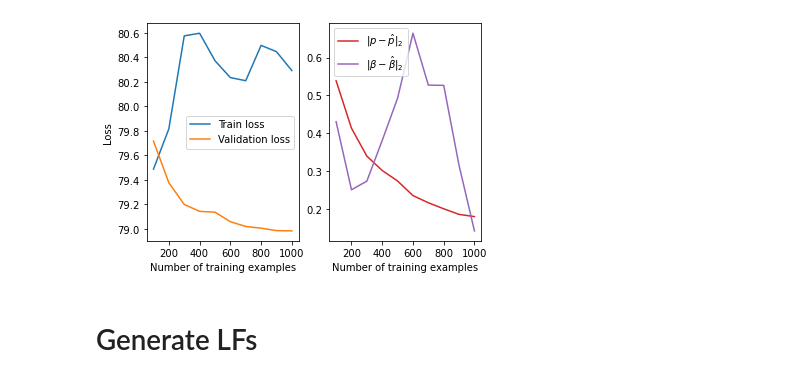
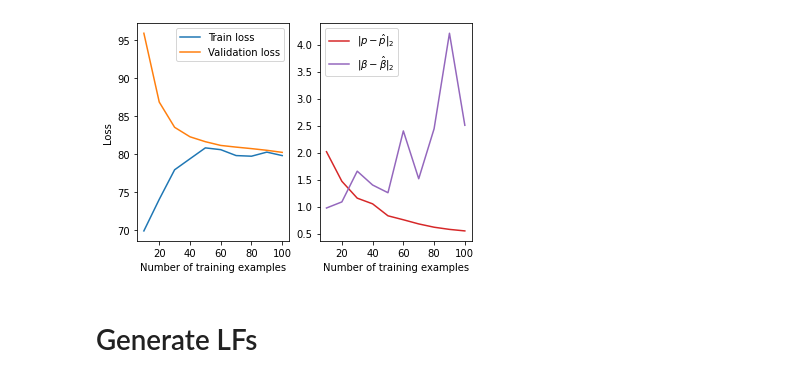
Before and after one commit to SprocketLab/universalizing-weak-supervision, a Jupyter notebook: notebooks/geodesic-regression/geodesic_regression.ipynb, the cells around one changed output. Cells and saved outputs as stored; diff of their text form; code cells hidden in the pictures.

Commit message:
Geodesic regression plots

```diff
--- a/notebooks/geodesic-regression/geodesic_regression.ipynb
+++ b/notebooks/geodesic-regression/geodesic_regression.ipynb
@@ -62,8 +59,8 @@ k = 50 # choose curvature parameter
 d = 80
 dim = d + 1
 man = Lorentz(k=k)
-n_train = 1000
-n_test = 500
+n_train = 100 # 1000
+n_test = 100 # 500
 n = n_train + n_test
 p, beta = sample_params(dim)
 x, y, y_true = generate_data(n, p, beta, dim)
@@ -146,5 +143,5 @@ Validation loss:78.98
 # %%
-subset_sizes = range(100, n_train+1, 100)
+subset_sizes = range(10, n_train+1, 10)
 train_losses = []
 val_losses = []
 pq_norms = []
@@ -195,4 +192,4 @@ plt.show()
-[figure, old version]
+[figure, new version]
 # %% [markdown]
 # Generate LFs
 # %%
```
Also changed, not shown: parts of 16 cells of this notebook, 2 other files.
